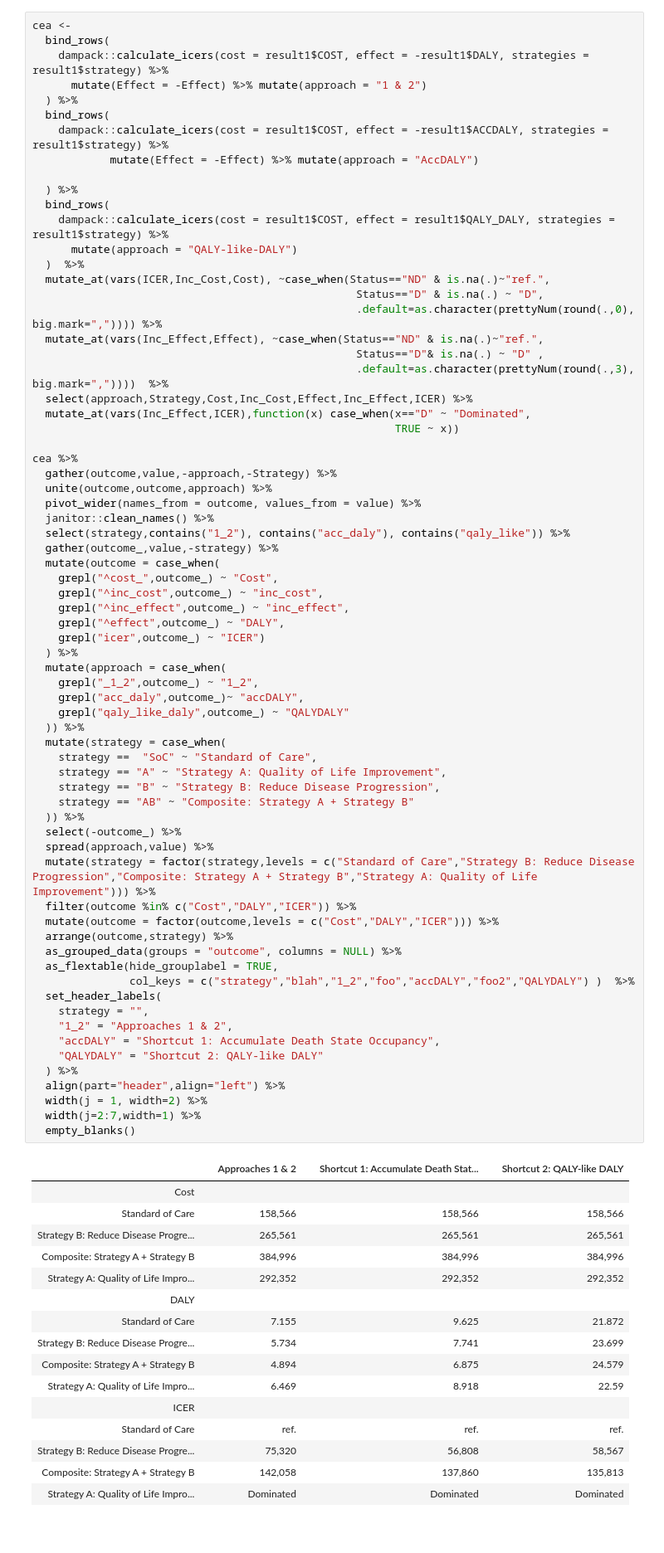
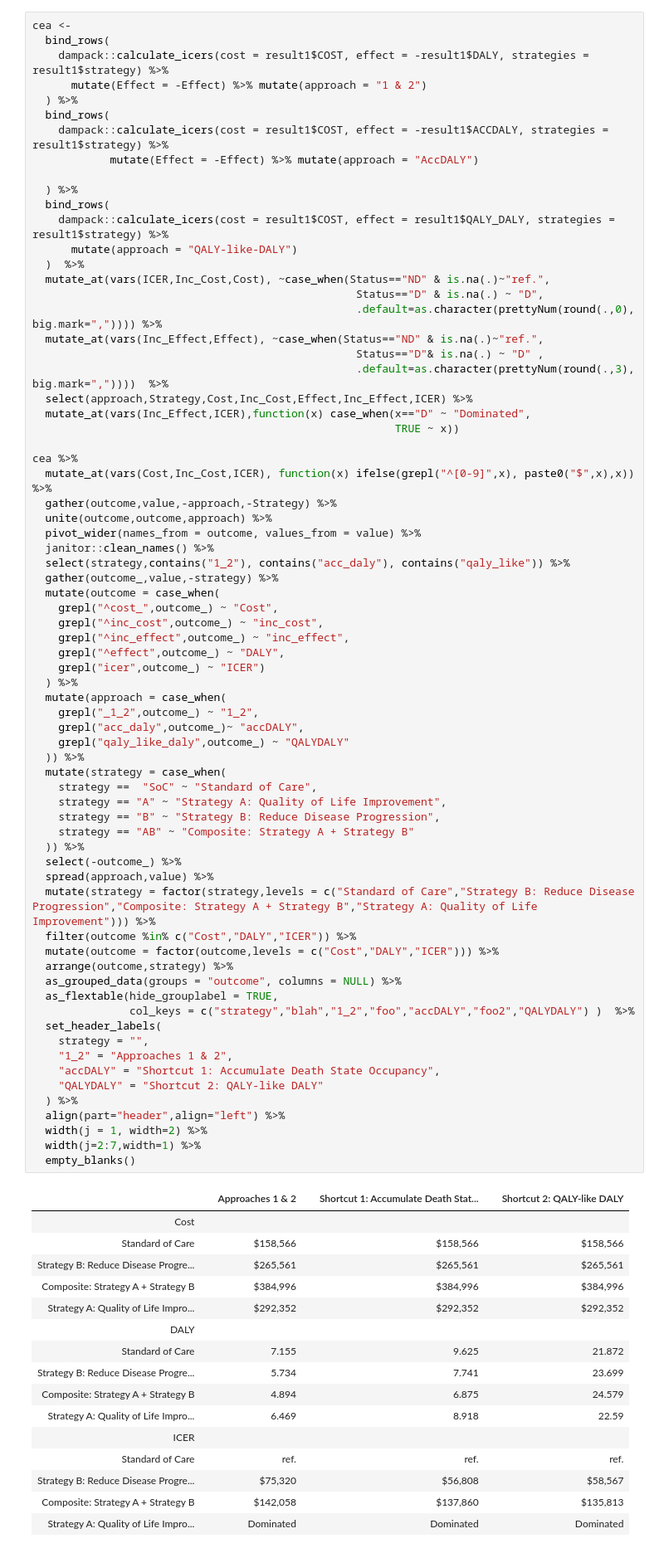
Before and after one commit to graveja0/dalys, a Jupyter notebook: index.embed.ipynb, the cells around one changed output. Shown: that part at 83% size. Cells and saved outputs as stored; diff of their text form.

```diff
--- a/index.embed.ipynb
+++ b/index.embed.ipynb
@@ -1095,6 +1106,7 @@ cea <-
                                                         TRUE ~ x))
 
 cea %>%
+  mutate_at(vars(Cost,Inc_Cost,ICER), function(x) ifelse(grepl("^[0-9]",x), paste0("$",x),x)) %>%
   gather(outcome,value,-approach,-Strategy) %>%
   unite(outcome,outcome,approach) %>%
   pivot_wider(names_from = outcome, values_from = value) %>%
@@ -1114,37 +1126,37 @@ cea %>%
     grepl("qaly_like_daly",outcome_) ~ "QALYDALY"
   )) %>%
   mutate(strategy = case_when(
     strategy ==  "SoC" ~ "Standard of Care",
     strategy == "A" ~ "Strategy A: Quality of Life Improvement",
     strategy == "B" ~ "Strategy B: Reduce Disease Progression",
     strategy == "AB" ~ "Composite: Strategy A + Strategy B"
   )) %>%
   select(-outcome_) %>%
   spread(approach,value) %>%
   mutate(strategy = factor(strategy,levels = c("Standard of Care","Strategy B: Reduce Disease Progression","Composite: Strategy A + Strategy B","Strategy A: Quality of Life Improvement"))) %>%
   filter(outcome %in% c("Cost","DALY","ICER")) %>%
   mutate(outcome = factor(outcome,levels = c("Cost","DALY","ICER"))) %>%
   arrange(outcome,strategy) %>%
   as_grouped_data(groups = "outcome", columns = NULL) %>%
   as_flextable(hide_grouplabel = TRUE,
                col_keys = c("strategy","blah","1_2","foo","accDALY","foo2","QALYDALY") )  %>%
   set_header_labels(
     strategy = "",
     "1_2" = "Approaches 1 & 2",
     "accDALY" = "Shortcut 1: Accumulate Death State Occupancy",
     "QALYDALY" = "Shortcut 2: QALY-like DALY"
   ) %>%
   align(part="header",align="left") %>%
   width(j = 1, width=2) %>%
   width(j=2:7,width=1) %>%
   empty_blanks()
 # %% [output]
 |  |  | Approaches 1 & 2 |  | Shortcut 1: Accumulate Death Stat... |  | Shortcut 2: QALY-like DALY |
 | Cost |  |  |  |  |  |  |
-| Standard of Care |  | 158,566 |  | 158,566 |  | 158,566 |
-| Strategy B: Reduce Disease Progre... |  | 265,561 |  | 265,561 |  | 265,561 |
-| Composite: Strategy A + Strategy B |  | 384,996 |  | 384,996 |  | 384,996 |
-| Strategy A: Quality of Life Impro... |  | 292,352 |  | 292,352 |  | 292,352 |
+| Standard of Care |  | $158,566 |  | $158,566 |  | $158,566 |
+| Strategy B: Reduce Disease Progre... |  | $265,561 |  | $265,561 |  | $265,561 |
+| Composite: Strategy A + Strategy B |  | $384,996 |  | $384,996 |  | $384,996 |
+| Strategy A: Quality of Life Impro... |  | $292,352 |  | $292,352 |  | $292,352 |
 | DALY |  |  |  |  |  |  |
 | Standard of Care |  | 7.155 |  | 9.625 |  | 21.872 |
 | Strategy B: Reduce Disease Progre... |  | 5.734 |  | 7.741 |  | 23.699 |
@@ -1152,8 +1164,8 @@ cea %>%
 | Strategy A: Quality of Life Impro... |  | 6.469 |  | 8.918 |  | 22.59 |
 | ICER |  |  |  |  |  |  |
 | Standard of Care |  | ref. |  | ref. |  | ref. |
-| Strategy B: Reduce Disease Progre... |  | 75,320 |  | 56,808 |  | 58,567 |
-| Composite: Strategy A + Strategy B |  | 142,058 |  | 137,860 |  | 135,813 |
+| Strategy B: Reduce Disease Progre... |  | $75,320 |  | $56,808 |  | $58,567 |
+| Composite: Strategy A + Strategy B |  | $142,058 |  | $137,860 |  | $135,813 |
 | Strategy A: Quality of Life Impro... |  | Dominated |  | Dominated |  | Dominated |
 # %% [markdown]
 @tbl-cea also includes outcomes under alternative “shortcut”-based DALY estimation approaches. First, the method labeled **death state occupancy** defines cycle payoffs based on the disease weight for the diseased health states, and a payoff value of 1.0 for the disease-related death state. Inclusion of disease weights facilitates accumulation of YLDs; YLLs are calculated by accumulating time in the disease-related death state. This approach to YLLs is endogenous to the model, i.e., it does not incorporate exogenous life expectancy information from the GBD reference life table.
```
Also changed, not shown: parts of 6 cells of this notebook, 11 other files.
